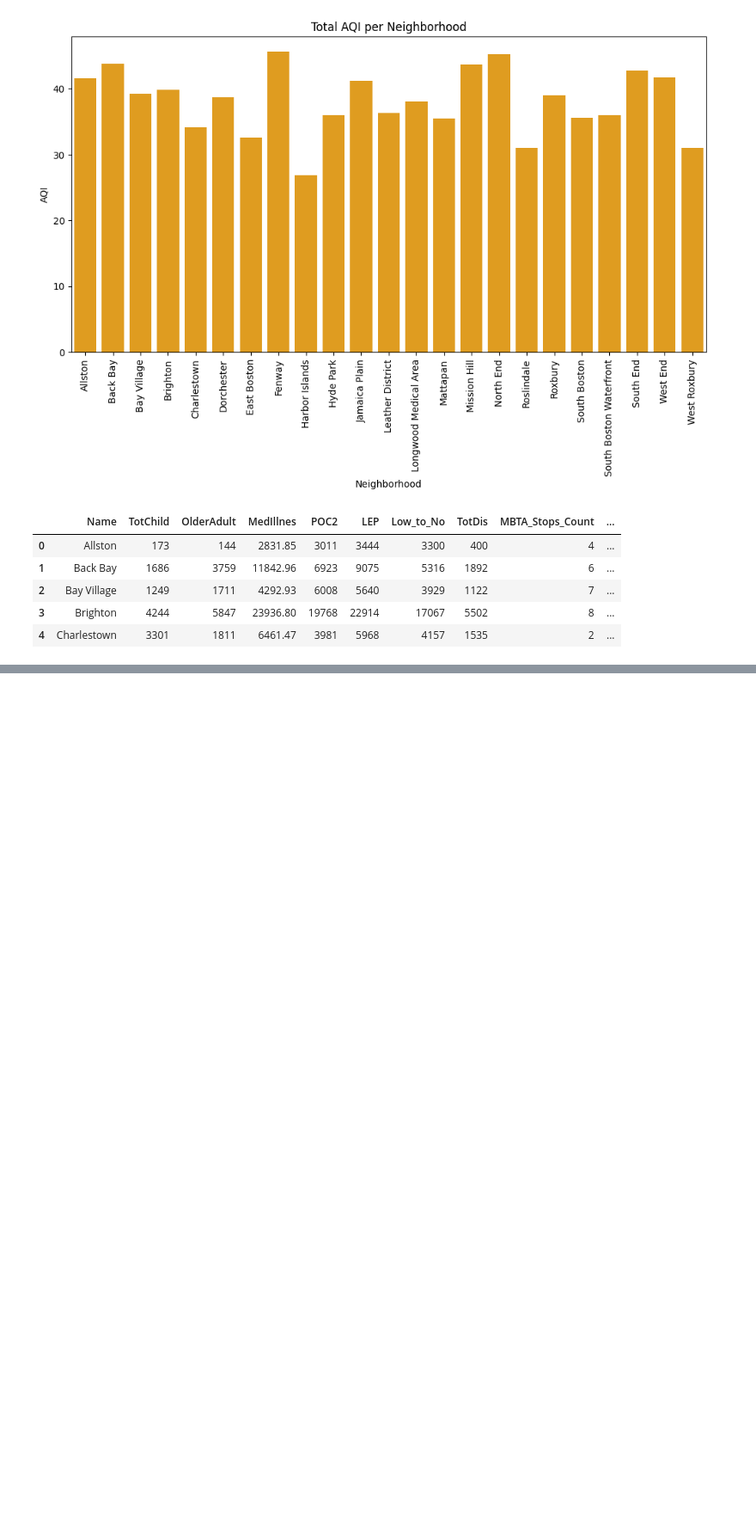
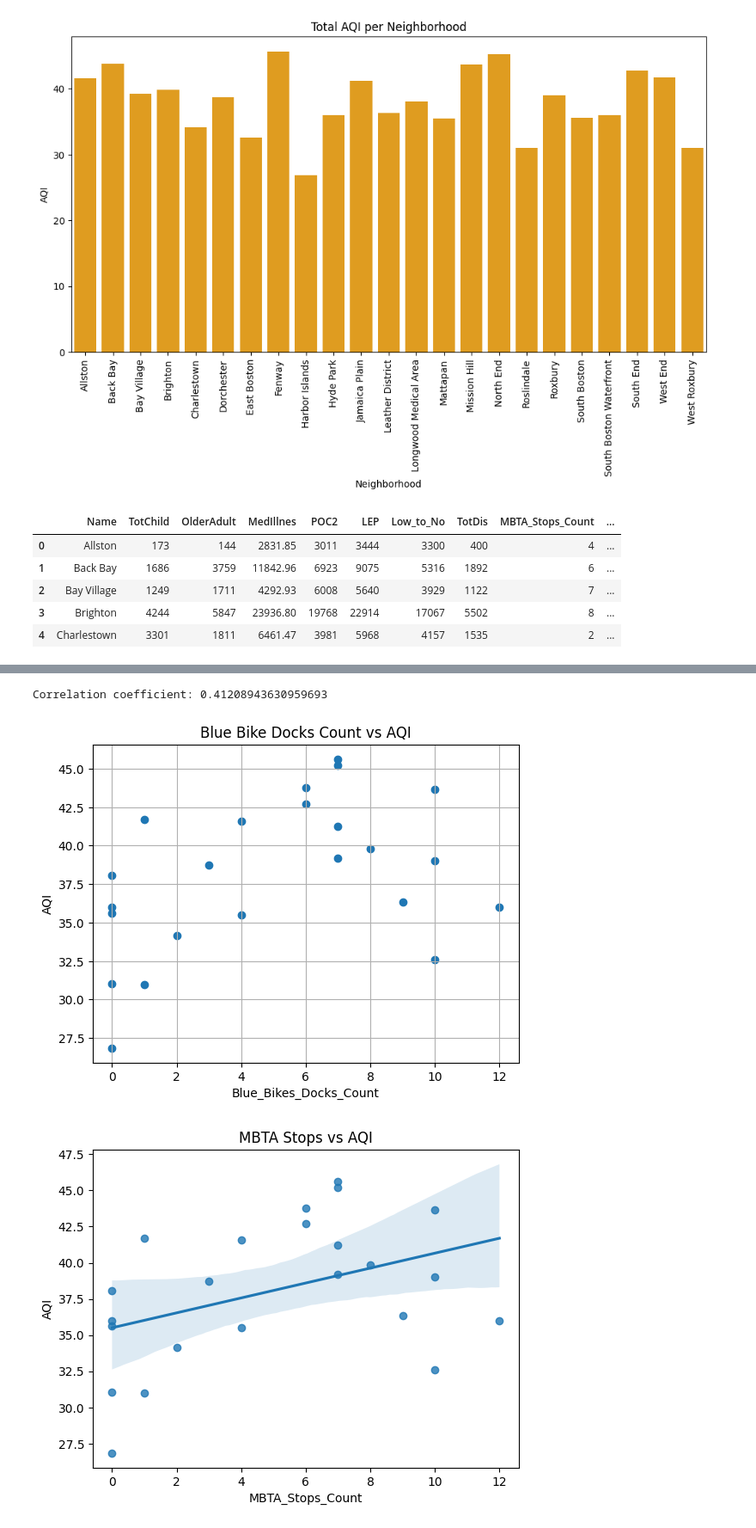
Before and after one commit to BU-Spark/ds-boston-transit-air-quality, a Jupyter notebook: fa23-team-f/data/Google AQI/analysis.ipynb, the cells around one changed output, grey strips where cells are left out. Shown at 86% size. Saved outputs shown, nothing was run; the diff lists cells and outputs as text; code cells hidden in the pictures; blank space fills up the shorter version.

```diff
--- a/fa23-team-f/data/Google AQI/analysis.ipynb
+++ b/fa23-team-f/data/Google AQI/analysis.ipynb
@@ -43,0 +66,21 @@ mdata.head()
+# %%
+df = pd.read_csv('result.csv')
+
+correlation = df['MBTA_Stops_Count'].corr(df['AQI'])
+
+print(f"Correlation coefficient: {correlation}")
+
+plt.scatter(df['MBTA_Stops_Count'], df['AQI'])
+plt.title('Blue Bike Docks Count vs AQI')
+plt.xlabel('Blue_Bikes_Docks_Count')
+plt.ylabel('AQI')
+plt.grid(True)
+plt.show()
+
+sns.regplot(x='MBTA_Stops_Count', y='AQI', data=df)
+plt.title('MBTA Stops vs AQI')
+plt.show()
+# %% [output]
+Correlation coefficient: 0.41208943630959693
+[figure, added]
+[figure, added]
```
Also changed, not shown: parts of 7 cells of this notebook, 10 other files.
